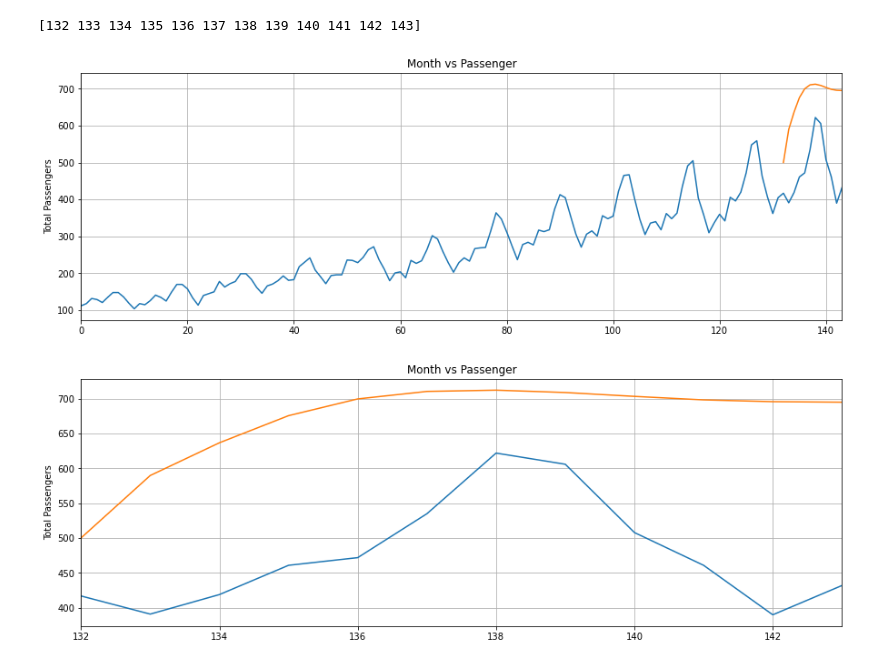
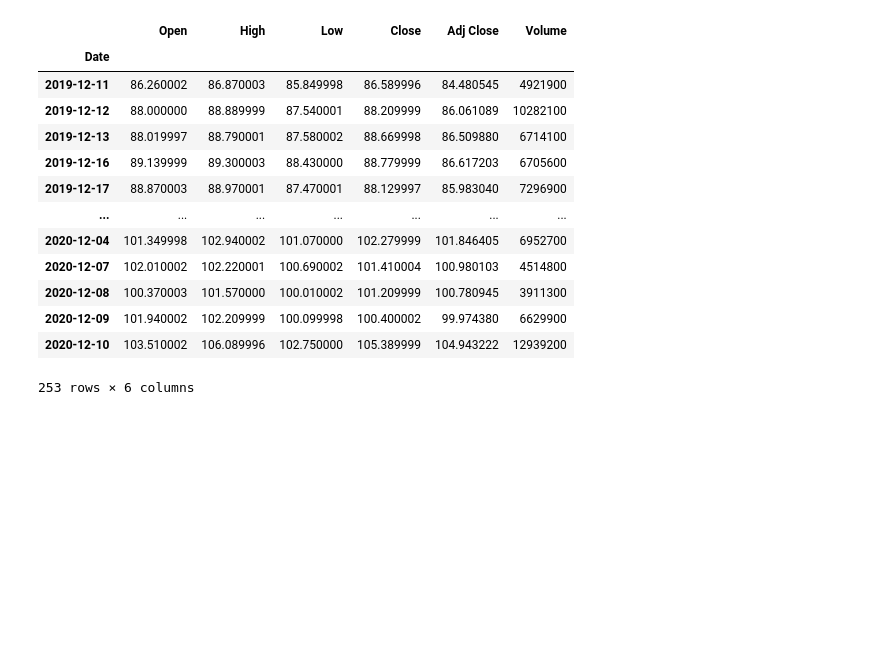
Before and after one commit to snowjamai/pytorch, a Jupyter notebook: RNN/Untitled.ipynb, the cells around one changed output. Cells and saved outputs as stored; diff of their text form; code cells hidden in the pictures; blank space fills up the shorter version.

```diff
--- a/RNN/Untitled.ipynb
+++ b/RNN/Untitled.ipynb
@@ -242,26 +0,0 @@ print(actual_predictions)
-# %%
-x = np.arange(132, 144, 1)
-print(x)
-# %% [output]
-[132 133 134 135 136 137 138 139 140 141 142 143]
-# %%
-plt.title('Month vs Passenger')
-plt.ylabel('Total Passengers')
-plt.grid(True)
-plt.autoscale(axis='x', tight=True)
-plt.plot(flight_data['passengers'])
-plt.plot(x,actual_predictions)
-plt.show()
-# %% [output]
-[figure, removed]
-# %%
-plt.title('Month vs Passenger')
-plt.ylabel('Total Passengers')
-plt.grid(True)
-plt.autoscale(axis='x', tight=True)
-
-plt.plot(flight_data['passengers'][-train_window:])
-plt.plot(x,actual_predictions)
-plt.show()
-# %% [output]
-[figure, removed]
@@ -267,0 +6,17 @@ plt.show()
+# %%
+df
+# %% [output]
+|  | Open | High | Low | Close | Adj Close | Volume |
+| Date |  |  |  |  |  |  |
+| 2019-12-11 | 86.260002 | 86.870003 | 85.849998 | 86.589996 | 84.480545 | 4921900 |
+| 2019-12-12 | 88.000000 | 88.889999 | 87.540001 | 88.209999 | 86.061089 | 10282100 |
+| 2019-12-13 | 88.019997 | 88.790001 | 87.580002 | 88.669998 | 86.509880 | 6714100 |
+| 2019-12-16 | 89.139999 | 89.300003 | 88.430000 | 88.779999 | 86.617203 | 6705600 |
+| 2019-12-17 | 88.870003 | 88.970001 | 87.470001 | 88.129997 | 85.983040 | 7296900 |
+| ... | ... | ... | ... | ... | ... | ... |
+| 2020-12-04 | 101.349998 | 102.940002 | 101.070000 | 102.279999 | 101.846405 | 6952700 |
+| 2020-12-07 | 102.010002 | 102.220001 | 100.690002 | 101.410004 | 100.980103 | 4514800 |
+| 2020-12-08 | 100.370003 | 101.570000 | 100.010002 | 101.209999 | 100.780945 | 3911300 |
+| 2020-12-09 | 101.940002 | 102.209999 | 100.099998 | 100.400002 | 99.974380 | 6629900 |
+| 2020-12-10 | 103.510002 | 106.089996 | 102.750000 | 105.389999 | 104.943222 | 12939200 |
+253 rows × 6 columns
```
Also changed, not shown: parts of 45 cells of this notebook, 3 other files.
